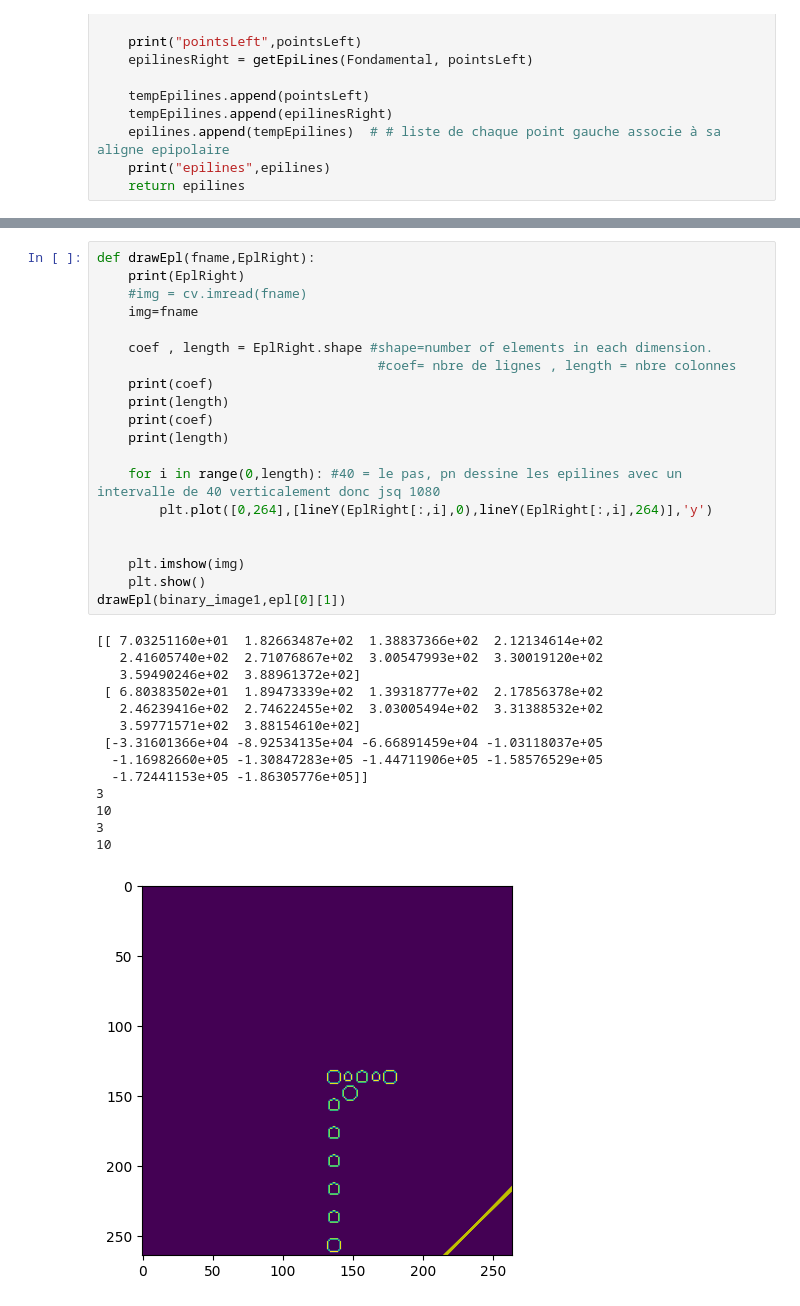
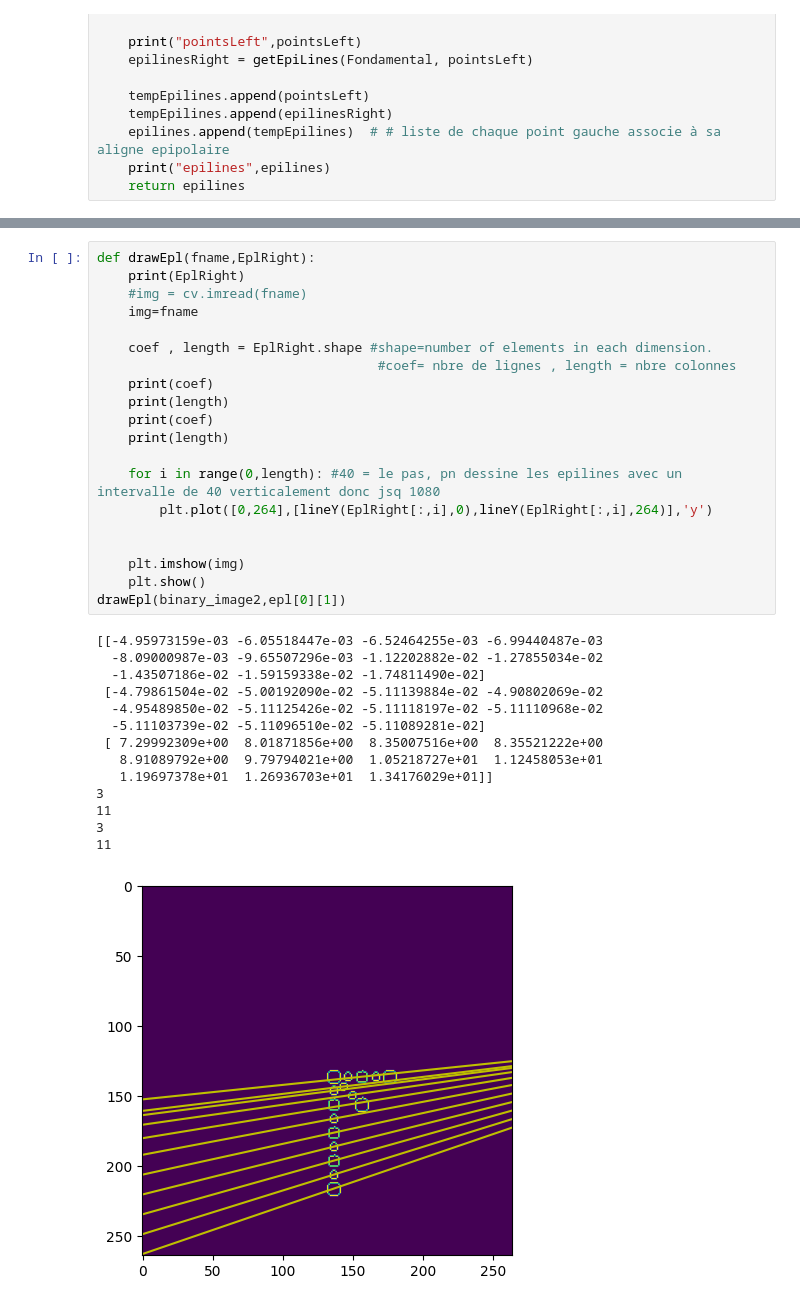
Before and after one commit to Z-Noura/Project-MD, a Jupyter notebook: sterevision.ipynb, the cells around one changed output, grey strips where cells are left out. Cells and saved outputs as stored; diff of their text form.

```diff
--- a/sterevision.ipynb
+++ b/sterevision.ipynb
@@ -334,35 +314,35 @@ epilines [[[[156.0, 136.0, 148.0, 136.0, 136.0, 136.0, 136.0, 136.0, 136.0, 136.
 # %%
 def drawEpl(fname,EplRight):
     print(EplRight)
     #img = cv.imread(fname)
     img=fname
 
     coef , length = EplRight.shape #shape=number of elements in each dimension.
                                     #coef= nbre de lignes , length = nbre colonnes
     print(coef)
     print(length)
     print(coef)
     print(length)
 
     for i in range(0,length): #40 = le pas, pn dessine les epilines avec un intervalle de 40 verticalement donc jsq 1080
         plt.plot([0,264],[lineY(EplRight[:,i],0),lineY(EplRight[:,i],264)],'y')
 
 
     plt.imshow(img)
     plt.show()
-drawEpl(binary_image1,epl[0][1])
+drawEpl(binary_image2,epl[0][1])
 # %% [output]
-[[ 7.03251160e+01  1.82663487e+02  1.38837366e+02  2.12134614e+02
-   2.41605740e+02  2.71076867e+02  3.00547993e+02  3.30019120e+02
-   3.59490246e+02  3.88961372e+02]
- [ 6.80383502e+01  1.89473339e+02  1.39318777e+02  2.17856378e+02
-   2.46239416e+02  2.74622455e+02  3.03005494e+02  3.31388532e+02
-   3.59771571e+02  3.88154610e+02]
- [-3.31601366e+04 -8.92534135e+04 -6.66891459e+04 -1.03118037e+05
-  -1.16982660e+05 -1.30847283e+05 -1.44711906e+05 -1.58576529e+05
-  -1.72441153e+05 -1.86305776e+05]]
+[[-4.95973159e-03 -6.05518447e-03 -6.52464255e-03 -6.99440487e-03
+  -8.09000987e-03 -9.65507296e-03 -1.12202882e-02 -1.27855034e-02
+  -1.43507186e-02 -1.59159338e-02 -1.74811490e-02]
+ [-4.79861504e-02 -5.00192090e-02 -5.11139884e-02 -4.90802069e-02
+  -4.95489850e-02 -5.11125426e-02 -5.11118197e-02 -5.11110968e-02
+  -5.11103739e-02 -5.11096510e-02 -5.11089281e-02]
+ [ 7.29992309e+00  8.01871856e+00  8.35007516e+00  8.35521222e+00
+   8.91089792e+00  9.79794021e+00  1.05218727e+01  1.12458053e+01
+   1.19697378e+01  1.26936703e+01  1.34176029e+01]]
 3
-10
+11
 3
-10
+11
-[figure, old version]
+[figure, new version]
```
Also changed, not shown: parts of 8 cells of this notebook.
